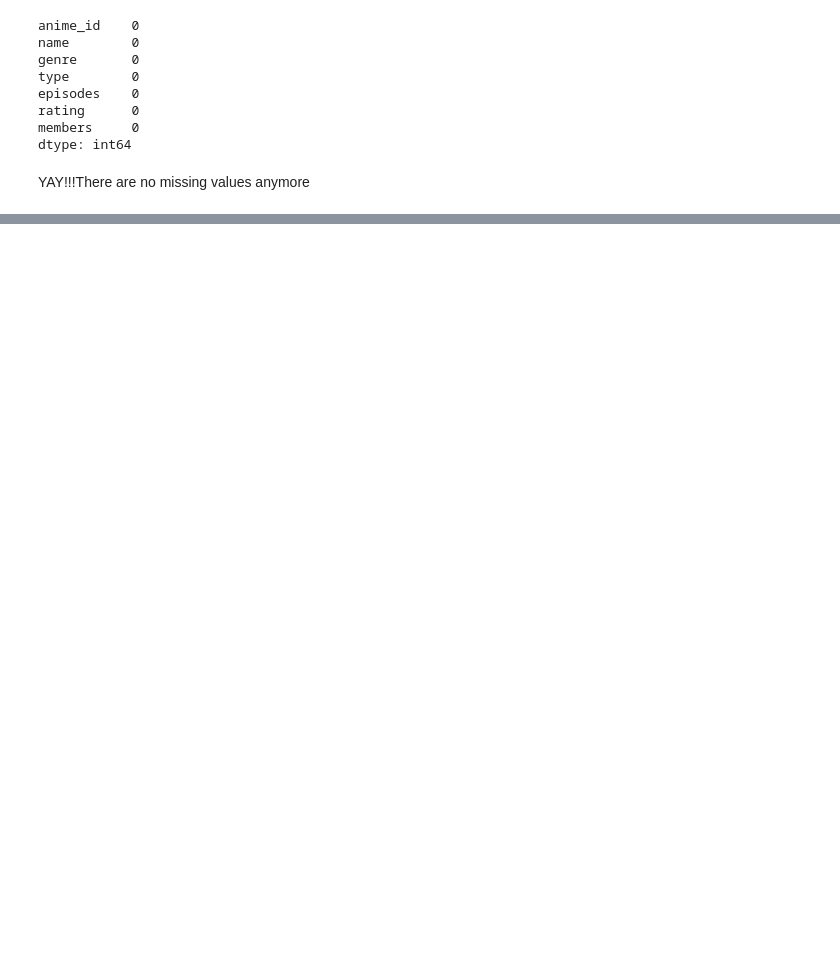
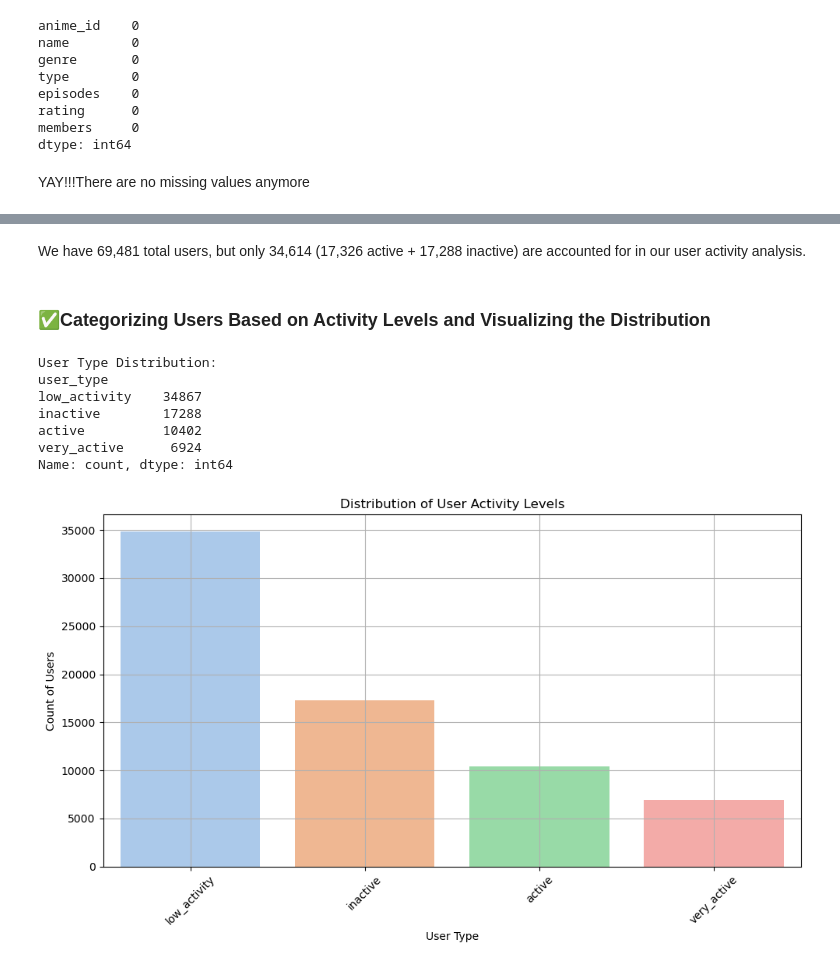
Before and after one commit to melokuhle17/Group1-Unsupervised-Learning, a Jupyter notebook: Anime.ipynb, the cells around one changed output, grey strips where cells are left out. Drawn from its saved outputs; the diff is of its cells as text; code cells hidden in the pictures; blank space fills up the shorter version.

```diff
--- a/Anime.ipynb
+++ b/Anime.ipynb
@@ -273,0 +610,40 @@ Now all the irrelevent words on the name column are removed
+# %% [markdown]
+We have 69,481 total users, but only 34,614 (17,326 active + 17,288 inactive) are accounted for
+in our user activity analysis.
+# %% [markdown]
+### ✅Categorizing Users Based on Activity Levels and Visualizing the Distribution
+# %%
+
+user_ratings_count = ratings_df.groupby('user_id')['rating'].count()
+very_active_threshold = user_ratings_count.quantile(0.9)  # Top 10%
+active_threshold = user_ratings_count.quantile(0.75)      # Top 25%
+inactive_threshold = user_ratings_count.quantile(0.25)    # Bottom 25%
+very_inactive_threshold = user_ratings_count.quantile(0.1)  # Bottom 10%
+user_activity = pd.DataFrame({'user_id': user_ratings_count.index})
+user_activity['user_type'] = np.where(
+    user_ratings_count > very_active_threshold, 'very_active',
+    np.where(user_ratings_count > active_threshold, 'active',
+             np.where(user_ratings_count < inactive_threshold, 'inactive', 'low_activity'))
+)
+
+print("User Type Distribution:")
+print(user_activity['user_type'].value_counts())
+user_type_order = ['low_activity', 'inactive', 'active', 'very_active']
+plt.figure(figsize=(10, 6))
+sns.countplot(x='user_type', data=user_activity, order=user_type_order, palette='pastel')
+plt.title('Distribution of User Activity Levels')
+plt.xlabel('User Type')
+plt.ylabel('Count of Users')
+plt.xticks(rotation=45)
+plt.grid(True)
+plt.tight_layout()
+plt.show()
+# %% [output]
+User Type Distribution:
+user_type
+low_activity    34867
+inactive        17288
+active          10402
+very_active      6924
+Name: count, dtype: int64
+[figure, added]
```
Also changed, not shown: parts of 99 cells of this notebook, 6 other files.
